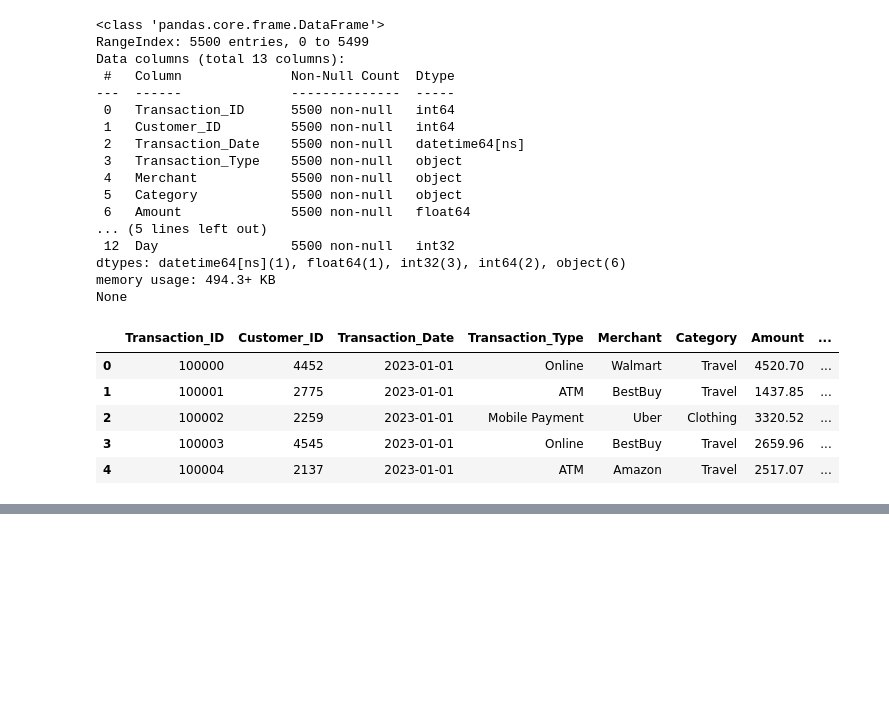
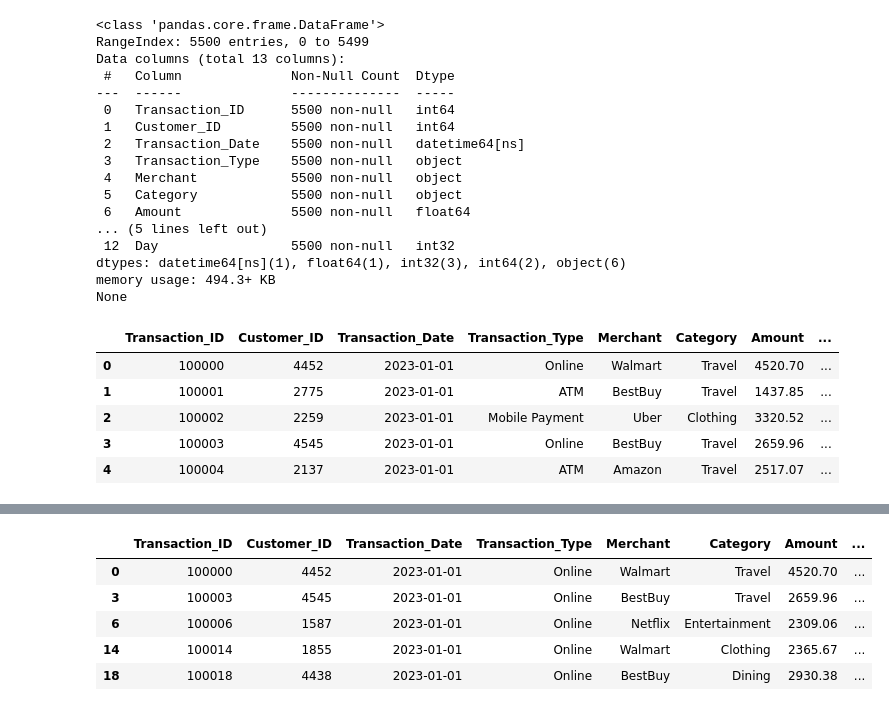
Before and after one commit to vipinyadav23542-ai/python_pandasvip, a Jupyter notebook: creditcardcasestudy.ipynb, the cells around one changed output, grey strips where cells are left out. Saved outputs shown, nothing was run; the diff lists cells and outputs as text; code cells hidden in the pictures; blank space fills up the shorter version.

```diff
--- a/creditcardcasestudy.ipynb
+++ b/creditcardcasestudy.ipynb
@@ -165,0 +201,10 @@ df.to_csv("clean_data.csv")
+# %%
+approved_transaction = df[df['Transaction_Status'] == 'Online']
+approved_transaction.head()
+# %% [output]
+|  | Transaction_ID | Customer_ID | Transaction_Date | Transaction_Type | Merchant | Category | Amount | ... |
+| 0 | 100000 | 4452 | 2023-01-01 | Online | Walmart | Travel | 4520.70 | ... |
+| 3 | 100003 | 4545 | 2023-01-01 | Online | BestBuy | Travel | 2659.96 | ... |
+| 6 | 100006 | 1587 | 2023-01-01 | Online | Netflix | Entertainment | 2309.06 | ... |
+| 14 | 100014 | 1855 | 2023-01-01 | Online | Walmart | Clothing | 2365.67 | ... |
+| 18 | 100018 | 4438 | 2023-01-01 | Online | BestBuy | Dining | 2930.38 | ... |
```
Also changed, not shown: parts of 10 cells of this notebook.
